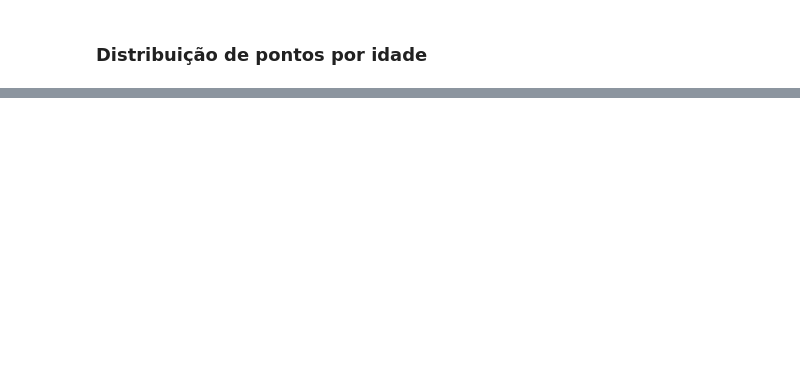
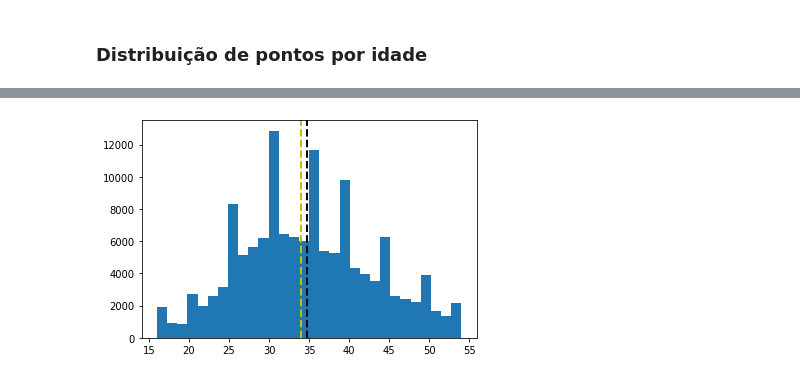
Before and after one commit to DheniMoura/Crossfit_open_2021, a Jupyter notebook: male.ipynb, the cells around one changed output, grey strips where cells are left out. Cells and saved outputs as stored; diff of their text form; code cells hidden in the pictures; blank space fills up the shorter version.

```diff
--- a/male.ipynb
+++ b/male.ipynb
@@ -493,0 +551,8 @@ df_masc.head(10)
+# %%
+# Distribuição de atletas por idade
+plt.hist(df_masc['age'], 30)
+plt.axvline(df_masc['age'].mean(), color='k', linestyle='dashed', linewidth=2)
+plt.axvline(df_masc['age'].median(), color='y', linestyle='dashed', linewidth=2)
+plt.show()
+# %% [output]
+[figure, added]
```
Also changed, not shown: parts of 12 cells of this notebook.
